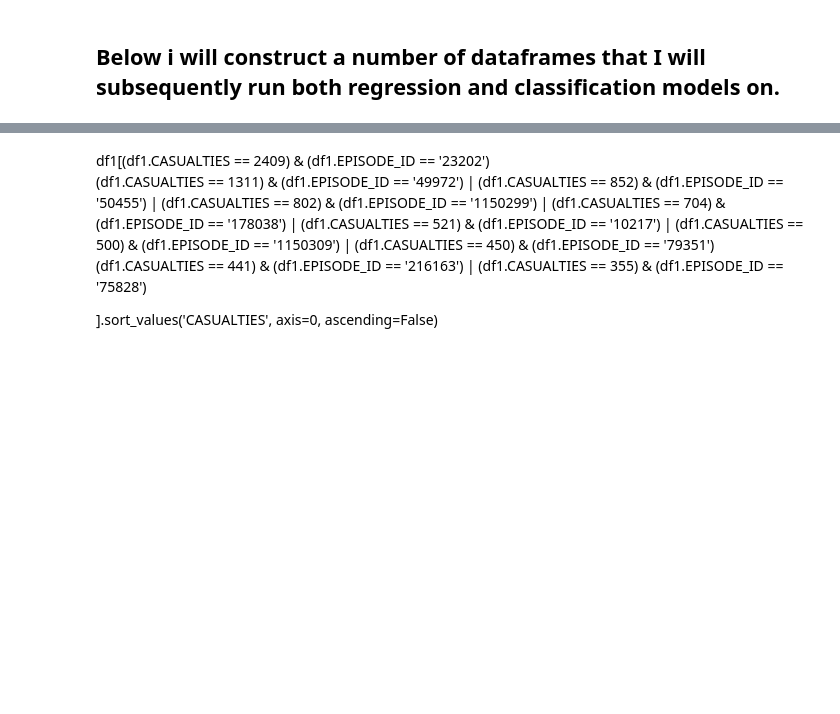
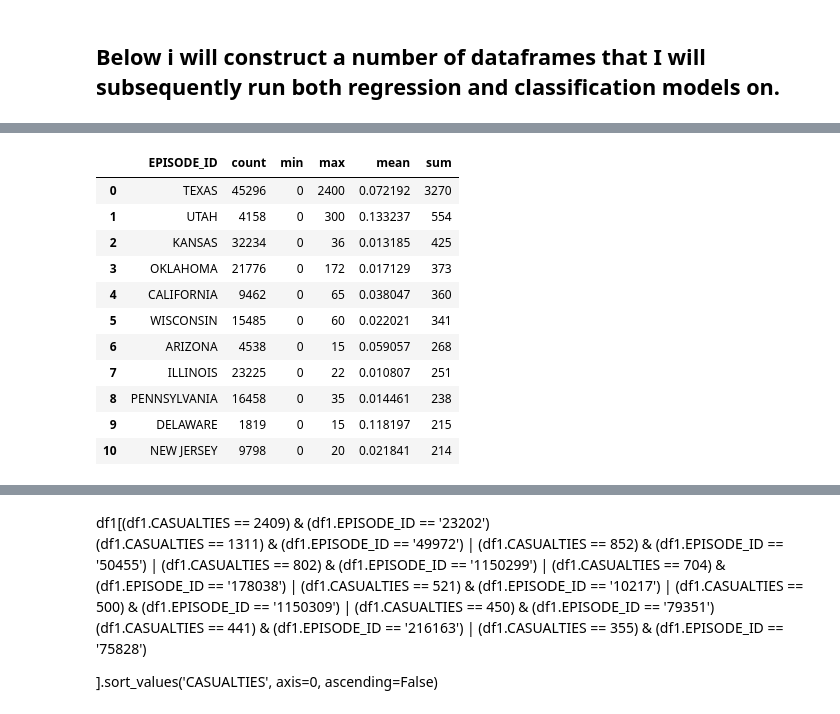
Before and after one commit to JayMichChi/JM_Capstone, a Jupyter notebook: Part 3 Capstone/Part 3 Dataframes Gotta Start Somewhere .ipynb, the cells around one changed output, grey strips where cells are left out. Cells and saved outputs as stored; diff of their text form; code cells hidden in the pictures; blank space fills up the shorter version.

```diff
--- a/Part 3 Capstone/Part 3 Dataframes Gotta Start Somewhere .ipynb
+++ b/Part 3 Capstone/Part 3 Dataframes Gotta Start Somewhere .ipynb
@@ -71,0 +81,17 @@ a.head(15)
+# %%
+# MOST INJURIES- #1 TEXAS	1998	October	Flood	The Great October Flood
+I1 = df1.groupby('EPISODE_ID').TOTAL_INJURIES.agg(['count','min', 'max', 'mean', 'sum']).sort_values('sum', axis=0, ascending=False).reset_index().head(11)
+I1
+# %% [output]
+|  | EPISODE_ID | count | min | max | mean | sum |
+| 0 | TEXAS | 45296 | 0 | 2400 | 0.072192 | 3270 |
+| 1 | UTAH | 4158 | 0 | 300 | 0.133237 | 554 |
+| 2 | KANSAS | 32234 | 0 | 36 | 0.013185 | 425 |
+| 3 | OKLAHOMA | 21776 | 0 | 172 | 0.017129 | 373 |
+| 4 | CALIFORNIA | 9462 | 0 | 65 | 0.038047 | 360 |
+| 5 | WISCONSIN | 15485 | 0 | 60 | 0.022021 | 341 |
+| 6 | ARIZONA | 4538 | 0 | 15 | 0.059057 | 268 |
+| 7 | ILLINOIS | 23225 | 0 | 22 | 0.010807 | 251 |
+| 8 | PENNSYLVANIA | 16458 | 0 | 35 | 0.014461 | 238 |
+| 9 | DELAWARE | 1819 | 0 | 15 | 0.118197 | 215 |
+| 10 | NEW JERSEY | 9798 | 0 | 20 | 0.021841 | 214 |
```
Also changed, not shown: parts of 29 cells of this notebook, 2 other files.
